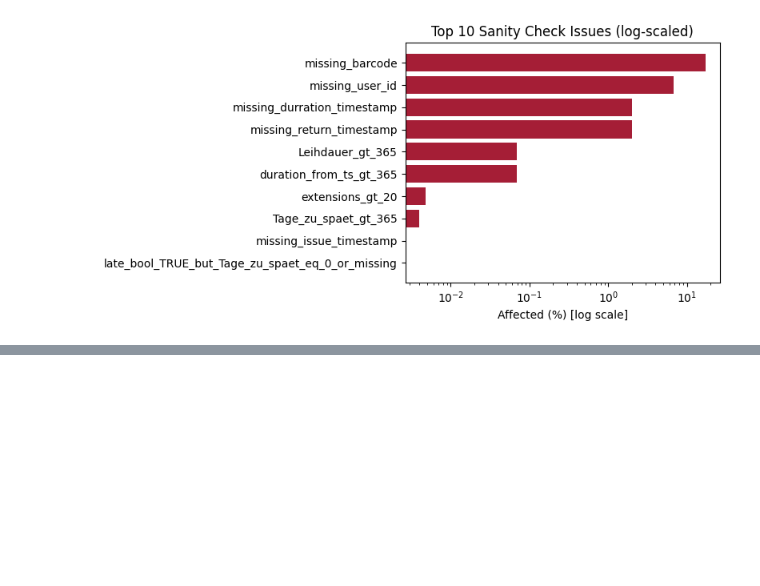
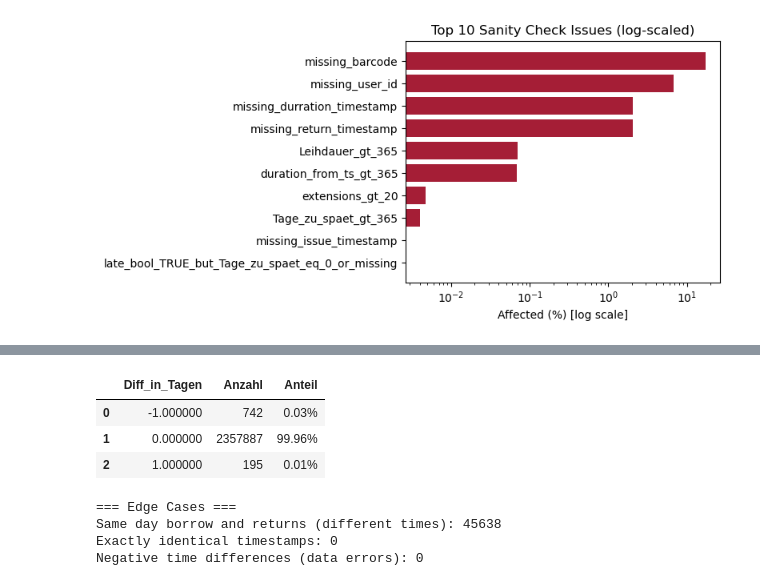
Before and after one commit to RobinAllgeier/Data_Literacy, a Jupyter notebook: notebooks/02_sanity_checks.ipynb, the cells around one changed output, grey strips where cells are left out. Drawn from its saved outputs; the diff is of its cells as text; code cells hidden in the pictures; blank space fills up the shorter version.

```diff
--- a/notebooks/02_sanity_checks.ipynb
+++ b/notebooks/02_sanity_checks.ipynb
@@ -381,0 +216,70 @@ Checks run: 19
+# %%
+# --- special sanity checks: loan durations and edge cases ---
+
+# Zurückgegebene Ausleihen
+complete_mask = borrowings[ISSUE_COL].notna() & borrowings[RETURN_COL].notna()
+
+# Berechne Leihdauer neu (in Tagen)
+borrowings.loc[complete_mask, 'Leihdauer_neu'] = np.round(
+    (borrowings.loc[complete_mask, RETURN_COL] - borrowings.loc[complete_mask, ISSUE_COL]).dt.total_seconds() / 86400
+).astype(int)
+
+# Vergleich mit original Leihdauer
+borrowings['Leihdauer_num'] = pd.to_numeric(borrowings[DURATION_COL], errors='coerce')
+compare_mask = complete_mask & borrowings['Leihdauer_num'].notna()
+
+borrowings.loc[compare_mask, 'Diff_in_Tagen'] = borrowings.loc[compare_mask, 'Leihdauer_neu'] - borrowings.loc[compare_mask, 'Leihdauer_num']
+
+# Zählungen
+pos = (borrowings['Diff_in_Tagen'] > 0).sum()
+neg = (borrowings['Diff_in_Tagen'] < 0).sum()
+zero = (borrowings['Diff_in_Tagen'] == 0).sum()
+
+# Edge Cases
+delta_raw = borrowings.loc[complete_mask, RETURN_COL] - borrowings.loc[complete_mask, ISSUE_COL]
+zero_day = (delta_raw.dt.days == 0).sum()
+zero_exact_ts = (delta_raw.dt.total_seconds() == 0).sum()
+
+# Negative Zeitdifferenzen
+negative_mask = delta_raw.dt.total_seconds() < 0
+negative_count = negative_mask.sum()
+
+# Verteilung der Differenzen
+if compare_mask.sum() > 0:
+    diff_counts = borrowings.loc[compare_mask, 'Diff_in_Tagen'].value_counts().sort_index()
+    diff_summary = (
+        diff_counts.head(10).rename('Anzahl')
+        .to_frame()
+        .assign(Anteil=lambda x: x['Anzahl'] / compare_mask.sum())
+        .reset_index()
+        .rename(columns={'index': 'Differenz (berechnet - Original)'})
+    )
+
+# Beispiele für negative Fälle
+if negative_count > 0:
+    neg_examples = borrowings.loc[complete_mask].loc[negative_mask, [
+        ISSUE_COL, RETURN_COL, 'Leihdauer_num', 'Leihdauer_neu', 'Diff_in_Tagen'
+    ]].head(5)
+
+# --- results ---
+print("\n=== Comparison: CSV borrow duration vs. calculated borrow duration ===")
+print(f"Comparable cases: {compare_mask.sum()}")
+print(f" - Calculated longer: {pos} ({(pos/max(compare_mask.sum(),1)):.2%})")
+print(f" - Both equal: {zero} ({(zero/max(compare_mask.sum(),1)):.2%})")
+print(f" - Calculated shorter: {neg} ({(neg/max(compare_mask.sum(),1)):.2%})")
+
+# Verteilung der Differenzen
+if compare_mask.sum() > 0:
+    print("\n=== Top 10 Differences ===")
+    display(diff_summary.style.format({'Anteil': '{:.2%}'}))
+
+print("\n=== Edge Cases ===")
+print(f"Same day borrow and returns (different times): {zero_day}")
+print(f"Exactly identical timestamps: {zero_exact_ts}")
+print(f"Negative time differences (data errors): {negative_count}")
+
+# Beispiele für negative Fälle
+if negative_count > 0:
+    print("\n=== Examples of Negative Cases ===")
+    display(neg_examples)
+# %% [output]
@@ -381,0 +293,8 @@ Checks run: 19
+|  | Diff_in_Tagen | Anzahl | Anteil |
+| 0 | -1.000000 | 742 | 0.03% |
+| 1 | 0.000000 | 2357887 | 99.96% |
+| 2 | 1.000000 | 195 | 0.01% |
+=== Edge Cases ===
+Same day borrow and returns (different times): 45638
+Exactly identical timestamps: 0
+Negative time differences (data errors): 0
```
Also changed, not shown: parts of 12 cells of this notebook, 2 other files.
